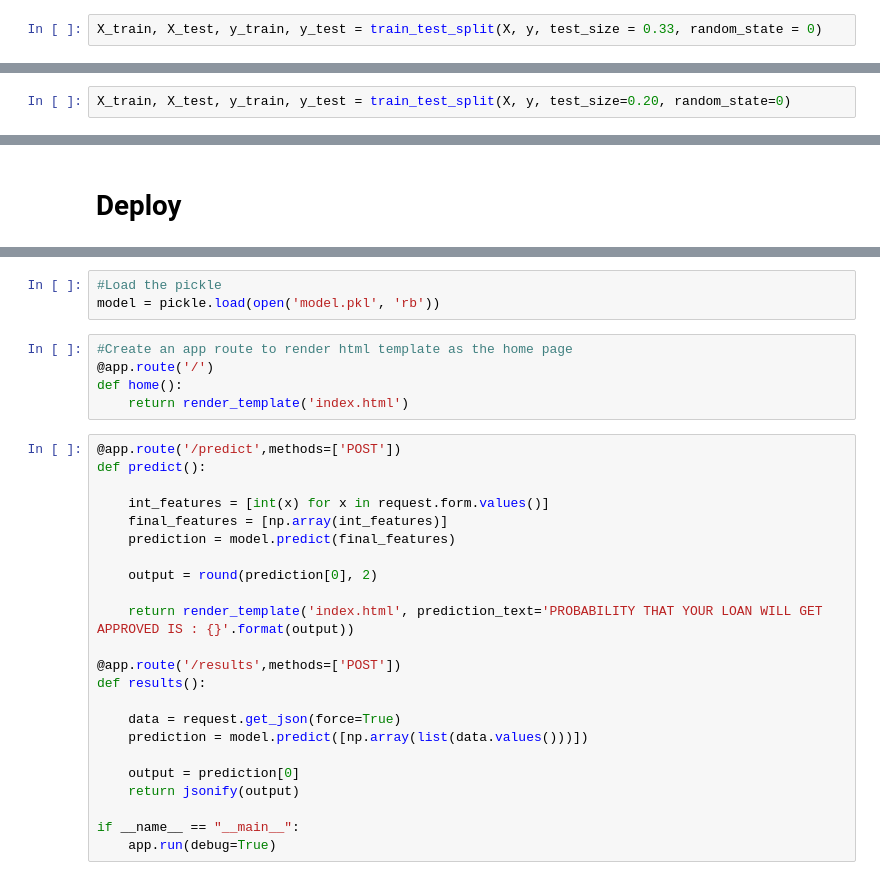
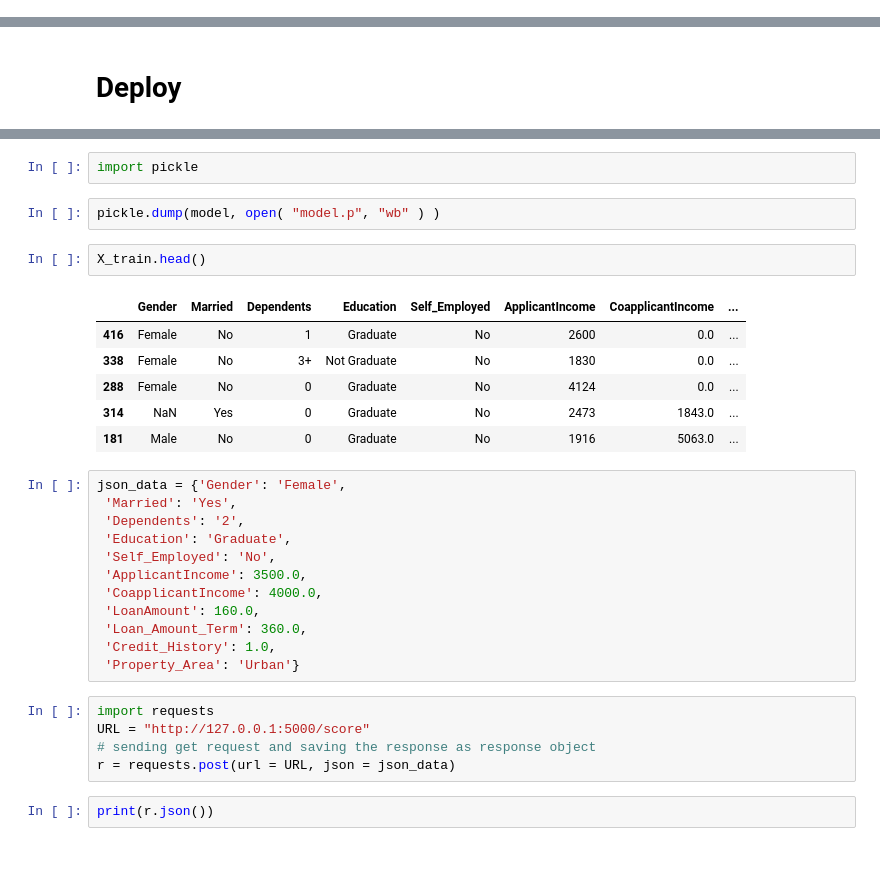
Before and after one commit to tetianafesenko/deployment-project, a Jupyter notebook: notebooks/instructions.ipynb, the cells around one changed output, grey strips where cells are left out. Cells and saved outputs as stored; diff of their text form.

```diff
--- a/notebooks/instructions.ipynb
+++ b/notebooks/instructions.ipynb
@@ -886,2 +1105,0 @@ y = dataset.iloc[:, 1].values
-# %%
-X_train, X_test, y_train, y_test = train_test_split(X, y, test_size = 0.33, random_state = 0)
@@ -906,2 +1105,0 @@ X_scaled = pd.DataFrame(sc_X.fit_transform(X), columns=X.columns)
-# %%
-X_train, X_test, y_train, y_test = train_test_split(X, y, test_size=0.20, random_state=0)
@@ -962,31 +1108,32 @@ app = Flask(__name__)
-# %%
-#Load the pickle
-model = pickle.load(open('model.pkl', 'rb'))
-# %%
-#Create an app route to render html template as the home page
-@app.route('/')
-def home():
-    return render_template('index.html')
-# %%
-@app.route('/predict',methods=['POST'])
-def predict():
-
-    int_features = [int(x) for x in request.form.values()]
-    final_features = [np.array(int_features)]
-    prediction = model.predict(final_features)
-
-    output = round(prediction[0], 2)
-
-    return render_template('index.html', prediction_text='PROBABILITY THAT YOUR LOAN WILL GET APPROVED IS : {}'.format(output))
-
-@app.route('/results',methods=['POST'])
-def results():
-
-    data = request.get_json(force=True)
-    prediction = model.predict([np.array(list(data.values()))])
-
-    output = prediction[0]
-    return jsonify(output)
-
-if __name__ == "__main__":
-    app.run(debug=True)
+# %%
+import pickle
+# %%
+pickle.dump(model, open( "model.p", "wb" ) )
+# %%
+X_train.head()
+# %% [output]
+|  | Gender | Married | Dependents | Education | Self_Employed | ApplicantIncome | CoapplicantIncome | ... |
+| 416 | Female | No | 1 | Graduate | No | 2600 | 0.0 | ... |
+| 338 | Female | No | 3+ | Not Graduate | No | 1830 | 0.0 | ... |
+| 288 | Female | No | 0 | Graduate | No | 4124 | 0.0 | ... |
+| 314 | NaN | Yes | 0 | Graduate | No | 2473 | 1843.0 | ... |
+| 181 | Male | No | 0 | Graduate | No | 1916 | 5063.0 | ... |
+# %%
+json_data = {'Gender': 'Female',
+ 'Married': 'Yes',
+ 'Dependents': '2',
+ 'Education': 'Graduate',
+ 'Self_Employed': 'No',
+ 'ApplicantIncome': 3500.0,
+ 'CoapplicantIncome': 4000.0,
+ 'LoanAmount': 160.0,
+ 'Loan_Amount_Term': 360.0,
+ 'Credit_History': 1.0,
+ 'Property_Area': 'Urban'}
+# %%
+import requests
+URL = "http://127.0.0.1:5000/score"
+# sending get request and saving the response as response object
+r = requests.post(url = URL, json = json_data)
+# %%
+print(r.json())
```
Also changed, not shown: parts of 46 cells of this notebook, 1 other file.
